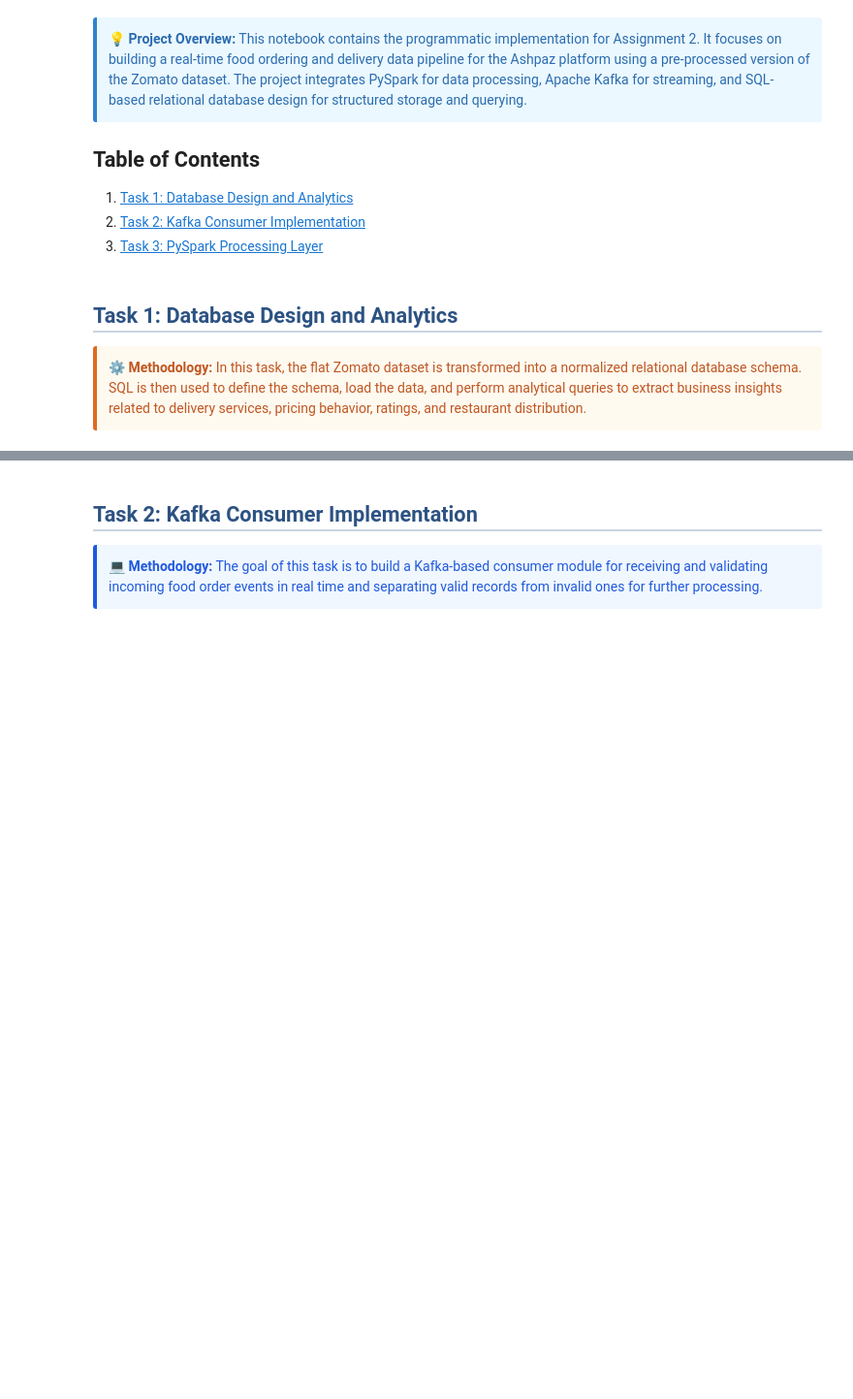
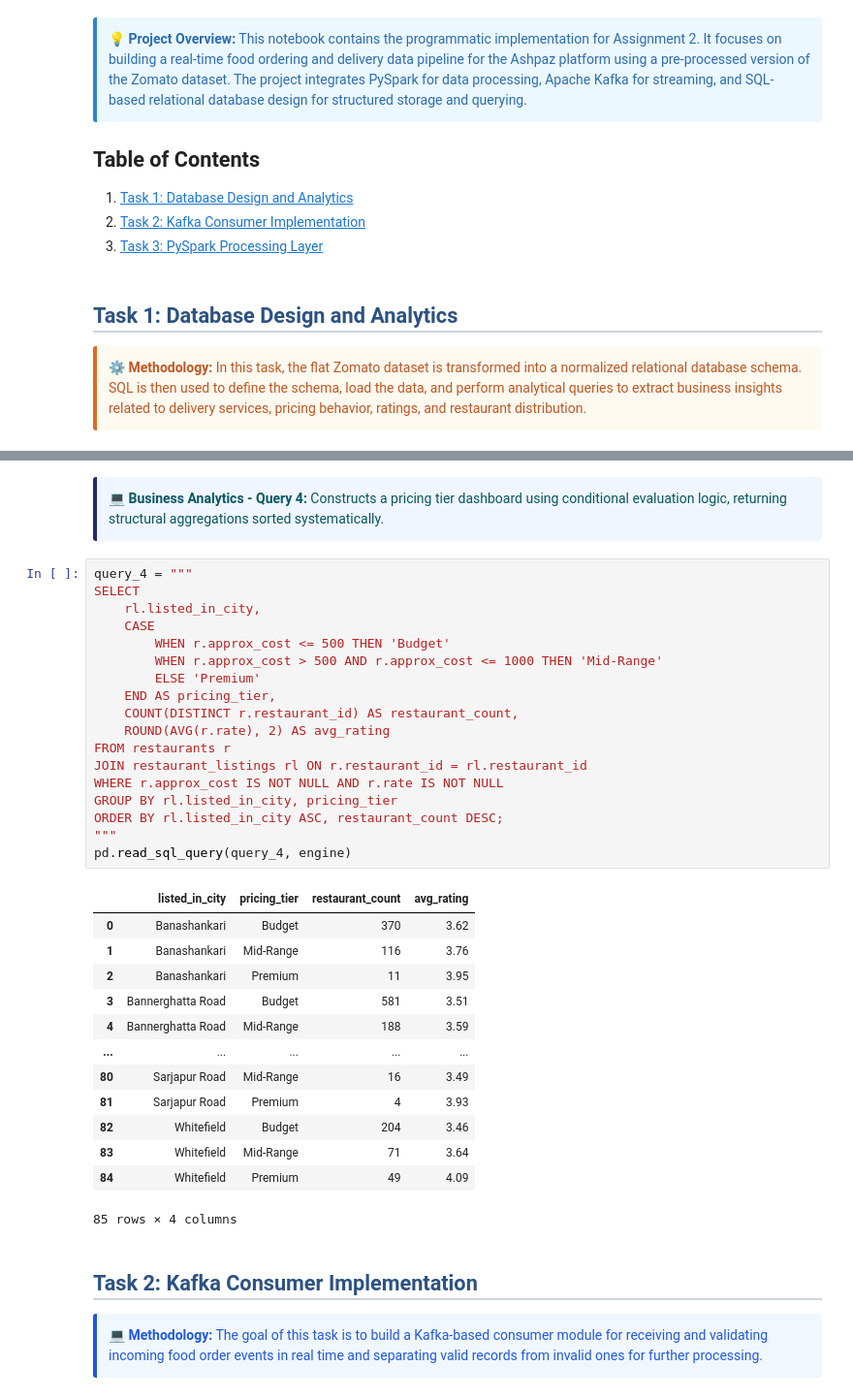
Before and after one commit to Parsa-Saeednia/UT-DataScience-Spring2026, a Jupyter notebook: Assignments/CA2/implementation.ipynb, the cells around one changed output, grey strips where cells are left out. Shown at 97% size. Cells and saved outputs as stored; diff of their text form; blank space fills up the shorter version.

```diff
--- a/Assignments/CA2/implementation.ipynb
+++ b/Assignments/CA2/implementation.ipynb
@@ -31,3 +324,39 @@ This notebook contains the programmatic implementation for Assignment 2. It focu
+# %% [markdown]
+<div class="alert alert-warning" style="background-color: #f0f6ff; border-left: 4px solid #212a6b; color: #075662;">
+    <strong>💻 Business Analytics - Query 4:</strong> Constructs a pricing tier dashboard using conditional evaluation logic, returning structural aggregations sorted systematically.
+</div>
+# %%
+query_4 = """
+SELECT
+    rl.listed_in_city,
+    CASE
+        WHEN r.approx_cost <= 500 THEN 'Budget'
+        WHEN r.approx_cost > 500 AND r.approx_cost <= 1000 THEN 'Mid-Range'
+        ELSE 'Premium'
+    END AS pricing_tier,
+    COUNT(DISTINCT r.restaurant_id) AS restaurant_count,
+    ROUND(AVG(r.rate), 2) AS avg_rating
+FROM restaurants r
+JOIN restaurant_listings rl ON r.restaurant_id = rl.restaurant_id
+WHERE r.approx_cost IS NOT NULL AND r.rate IS NOT NULL
+GROUP BY rl.listed_in_city, pricing_tier
+ORDER BY rl.listed_in_city ASC, restaurant_count DESC;
+"""
+pd.read_sql_query(query_4, engine)
+# %% [output]
+|  | listed_in_city | pricing_tier | restaurant_count | avg_rating |
+| 0 | Banashankari | Budget | 370 | 3.62 |
+| 1 | Banashankari | Mid-Range | 116 | 3.76 |
+| 2 | Banashankari | Premium | 11 | 3.95 |
+| 3 | Bannerghatta Road | Budget | 581 | 3.51 |
+| 4 | Bannerghatta Road | Mid-Range | 188 | 3.59 |
+| ... | ... | ... | ... | ... |
+| 80 | Sarjapur Road | Mid-Range | 16 | 3.49 |
+| 81 | Sarjapur Road | Premium | 4 | 3.93 |
+| 82 | Whitefield | Budget | 204 | 3.46 |
+| 83 | Whitefield | Mid-Range | 71 | 3.64 |
+| 84 | Whitefield | Premium | 49 | 4.09 |
+85 rows × 4 columns
 # %% [markdown]
 <a id="task2"></a>
 <h2 style="color: #2c5282; border-bottom: 2px solid #cbd5e0; padding-bottom: 5px;">Task 2: Kafka Consumer Implementation</h2>
```
Also changed, not shown: parts of 14 cells of this notebook.
